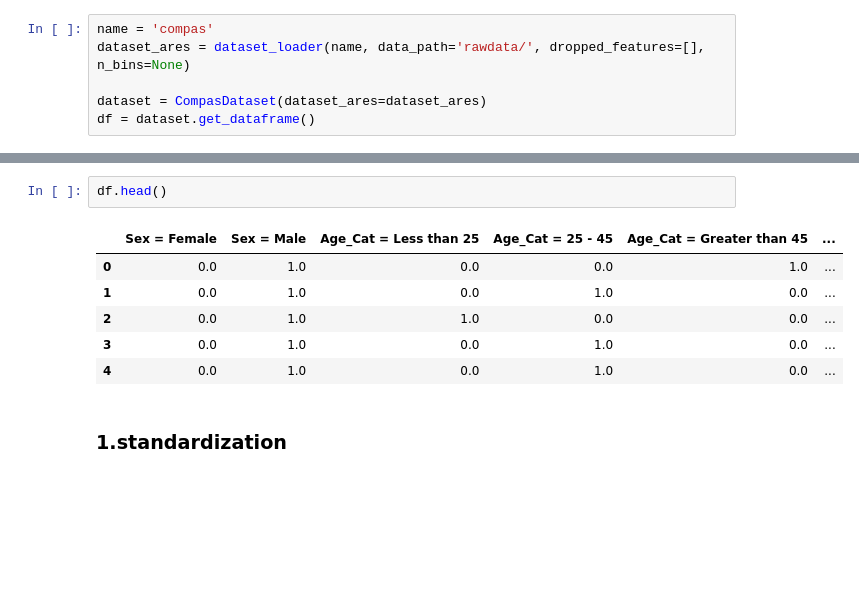
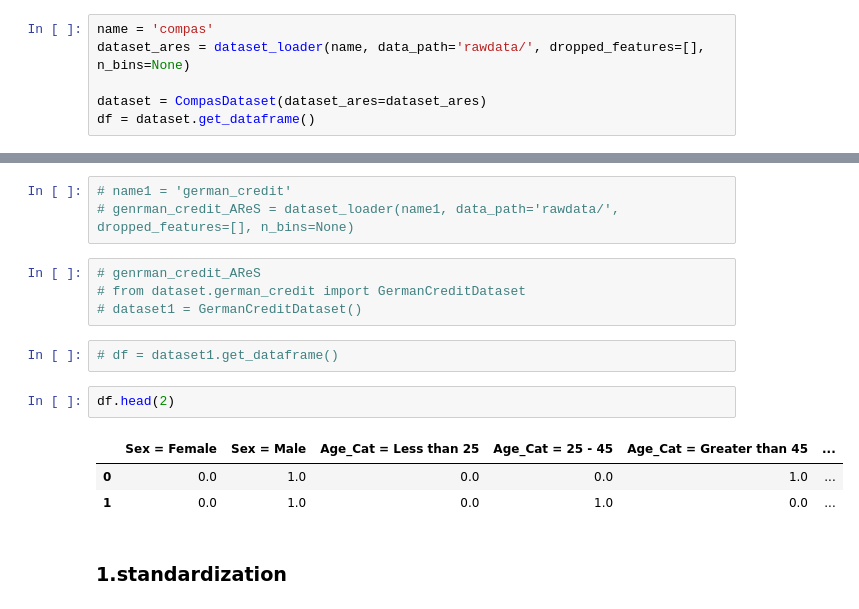
Before and after one commit to understanding-ml/COLA, a Jupyter notebook: Compas__AReS-DisCOUNT.ipynb, the cells around one changed output, grey strips where cells are left out. Drawn from its saved outputs; the diff is of its cells as text; blank space fills up the shorter version.

```diff
--- a/Compas__AReS-DisCOUNT.ipynb
+++ b/Compas__AReS-DisCOUNT.ipynb
@@ -18,12 +131,18 @@ df = dataset.get_dataframe()
+# %%
+# name1 = 'german_credit'
+# genrman_credit_AReS = dataset_loader(name1, data_path='rawdata/', dropped_features=[], n_bins=None)
+# %%
+# genrman_credit_AReS
+# from dataset.german_credit import GermanCreditDataset
+# dataset1 = GermanCreditDataset()
+# %%
+# df = dataset1.get_dataframe()
 # %%
-df.head()
+df.head(2)
 # %% [output]
 |  | Sex = Female | Sex = Male | Age_Cat = Less than 25 | Age_Cat = 25 - 45 | Age_Cat = Greater than 45 | ... |
 | 0 | 0.0 | 1.0 | 0.0 | 0.0 | 1.0 | ... |
 | 1 | 0.0 | 1.0 | 0.0 | 1.0 | 0.0 | ... |
-| 2 | 0.0 | 1.0 | 1.0 | 0.0 | 0.0 | ... |
-| 3 | 0.0 | 1.0 | 0.0 | 1.0 | 0.0 | ... |
-| 4 | 0.0 | 1.0 | 0.0 | 1.0 | 0.0 | ... |
 # %% [markdown]
 ### 1.standardization
 # %%
```
Also changed, not shown: parts of 29 cells of this notebook, 14 other files.
